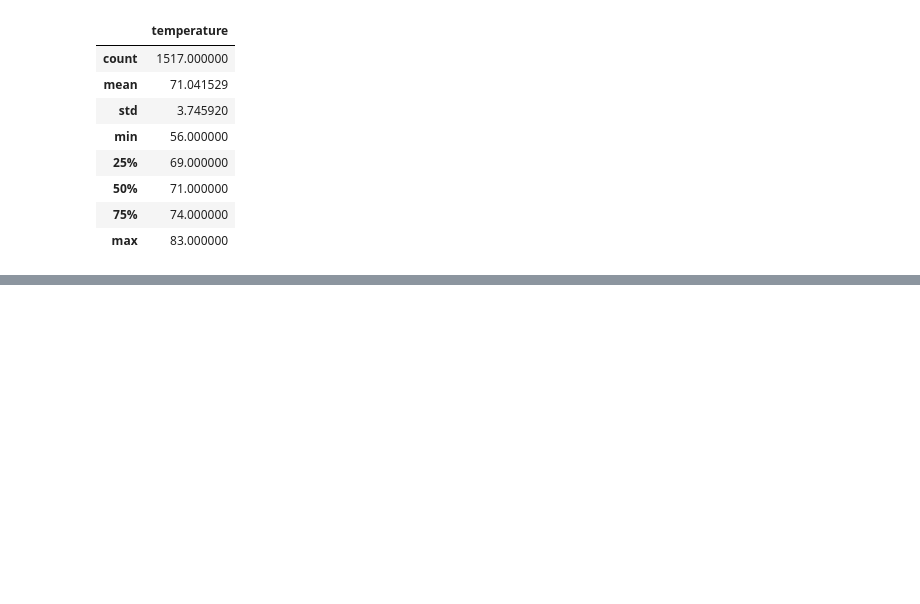
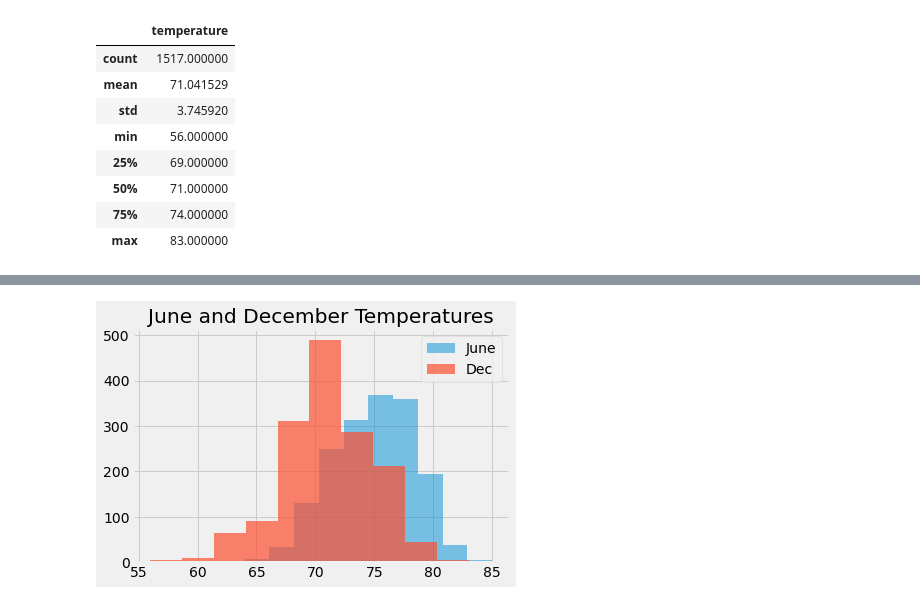
Before and after one commit to tjavaheripour/surfs_up, a Jupyter notebook: SurfsUp_Challenge.ipynb, the cells around one changed output, grey strips where cells are left out. Saved outputs shown, nothing was run; the diff lists cells and outputs as text; code cells hidden in the pictures; blank space fills up the shorter version.

```diff
--- a/SurfsUp_Challenge.ipynb
+++ b/SurfsUp_Challenge.ipynb
@@ -121,0 +139,9 @@ dec_temps_df.describe()
+# %%
+plt.hist( june_temps_df['temperature'],label='June', alpha=0.5, bins=10)
+plt.hist( dec_temps_df['temperature'] ,label='Dec', alpha=0.7 , bins=10)
+plt.legend()
+plt.title("June and December Temperatures")
+
+plt.show()
+# %% [output]
+[figure, added]
```
Also changed, not shown: parts of 3 cells of this notebook.
